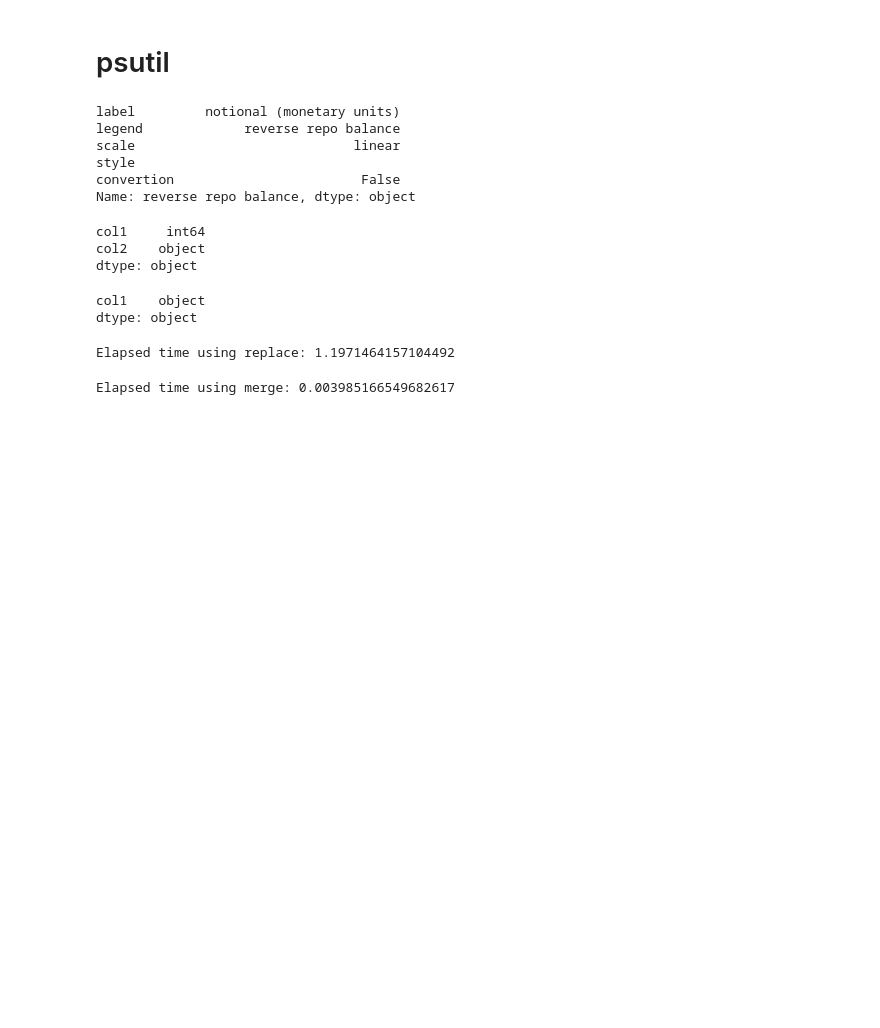
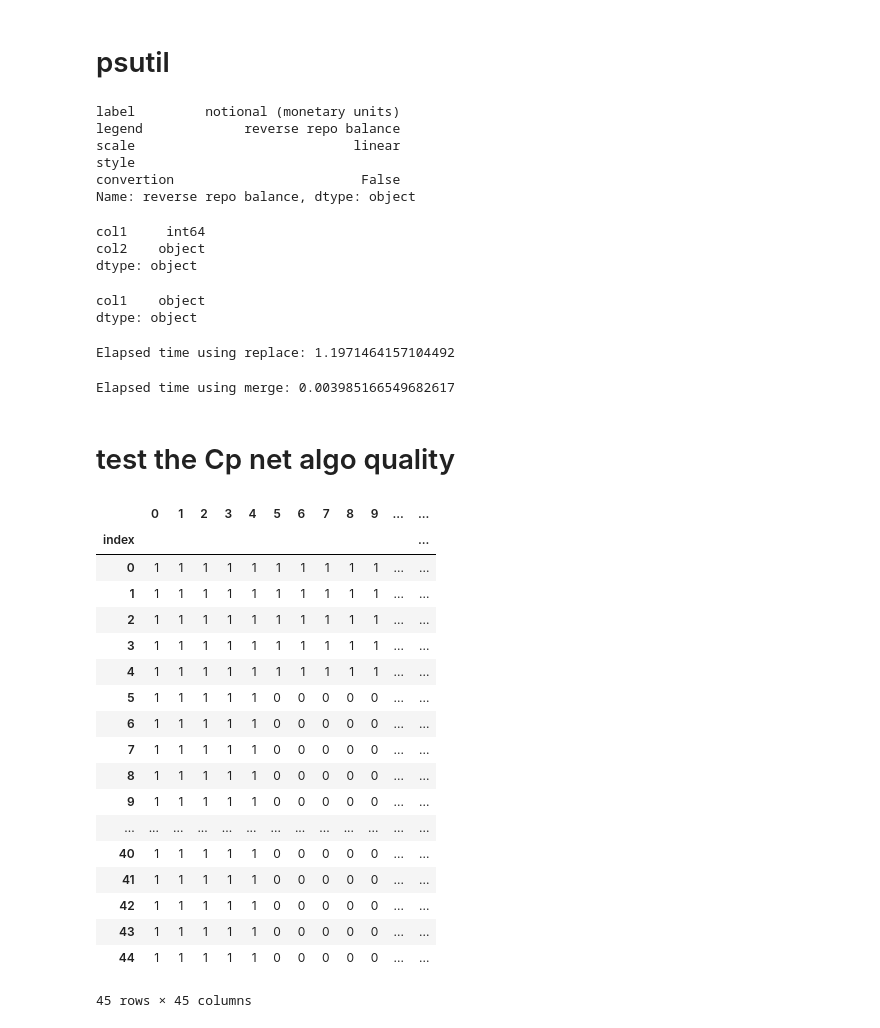
Before and after one commit to Victor-Le-Coz/secured_interbank_network_public, a Jupyter notebook: tools.ipynb, the cells around one changed output. Cells and saved outputs as stored; diff of their text form; code cells hidden in the pictures; blank space fills up the shorter version.

```diff
--- a/tools.ipynb
+++ b/tools.ipynb
@@ -1009,3 +1009,27 @@ elapsed_time_merge = time.time() - start_time
 print(f"Elapsed time using merge: {elapsed_time_merge}")
 # %% [output]
 Elapsed time using merge: 0.003985166549682617
+# %% [markdown]
+# test the Cp net algo quality
+# %%
+cp_adj_test
+# %% [output]
+|  | 0 | 1 | 2 | 3 | 4 | 5 | 6 | 7 | 8 | 9 | ... | ... |
+| index |  |  |  |  |  |  |  |  |  |  |  | ... |
+| 0 | 1 | 1 | 1 | 1 | 1 | 1 | 1 | 1 | 1 | 1 | ... | ... |
+| 1 | 1 | 1 | 1 | 1 | 1 | 1 | 1 | 1 | 1 | 1 | ... | ... |
+| 2 | 1 | 1 | 1 | 1 | 1 | 1 | 1 | 1 | 1 | 1 | ... | ... |
+| 3 | 1 | 1 | 1 | 1 | 1 | 1 | 1 | 1 | 1 | 1 | ... | ... |
+| 4 | 1 | 1 | 1 | 1 | 1 | 1 | 1 | 1 | 1 | 1 | ... | ... |
+| 5 | 1 | 1 | 1 | 1 | 1 | 0 | 0 | 0 | 0 | 0 | ... | ... |
+| 6 | 1 | 1 | 1 | 1 | 1 | 0 | 0 | 0 | 0 | 0 | ... | ... |
+| 7 | 1 | 1 | 1 | 1 | 1 | 0 | 0 | 0 | 0 | 0 | ... | ... |
+| 8 | 1 | 1 | 1 | 1 | 1 | 0 | 0 | 0 | 0 | 0 | ... | ... |
+| 9 | 1 | 1 | 1 | 1 | 1 | 0 | 0 | 0 | 0 | 0 | ... | ... |
+| ... | ... | ... | ... | ... | ... | ... | ... | ... | ... | ... | ... | ... |
+| 40 | 1 | 1 | 1 | 1 | 1 | 0 | 0 | 0 | 0 | 0 | ... | ... |
+| 41 | 1 | 1 | 1 | 1 | 1 | 0 | 0 | 0 | 0 | 0 | ... | ... |
+| 42 | 1 | 1 | 1 | 1 | 1 | 0 | 0 | 0 | 0 | 0 | ... | ... |
+| 43 | 1 | 1 | 1 | 1 | 1 | 0 | 0 | 0 | 0 | 0 | ... | ... |
+| 44 | 1 | 1 | 1 | 1 | 1 | 0 | 0 | 0 | 0 | 0 | ... | ... |
+45 rows × 45 columns
```
Also changed, not shown: parts of 5 cells of this notebook, 2 other files.
